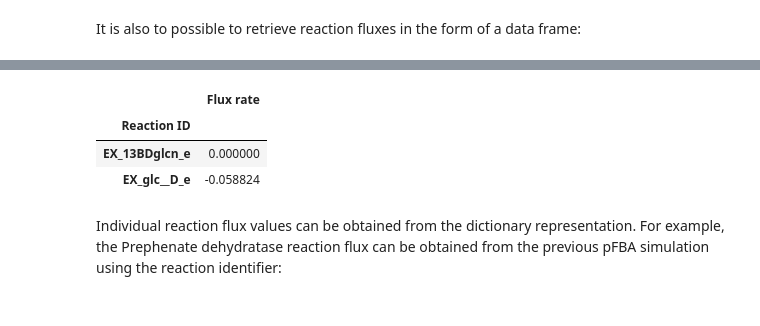
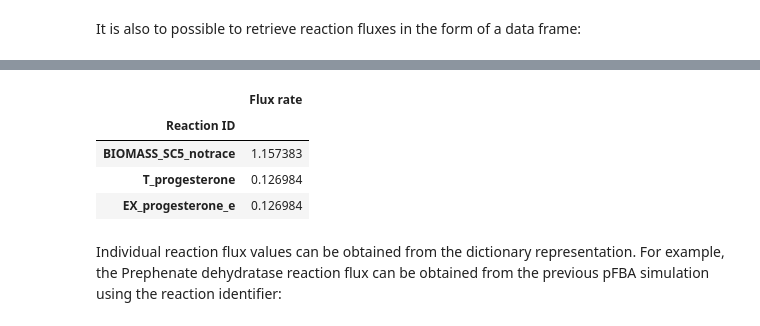
Before and after one commit to 27410/27410-group-assigment-group_3, a Jupyter notebook: misc/Bertram/Test_mewpy.ipynb, the cells around one changed output, grey strips where cells are left out. Drawn from its saved outputs; the diff is of its cells as text; code cells hidden in the pictures.

```diff
--- a/misc/Bertram/Test_mewpy.ipynb
+++ b/misc/Bertram/Test_mewpy.ipynb
@@ -26,4 +26,4 @@ Loading ../../models/iMM904_progesterone_fixed.xml
 # %%
 #model.objective = model.reactions.R02216
 #model.optimize().objective_value
-model.add_boundary(model.metabolites.get_by_id('progesterone_c'), type='demand')
+#model.add_boundary(model.metabolites.get_by_id('progesterone_c'), type='demand')
@@ -37,0 +30,13 @@ model.add_boundary(model.metabolites.get_by_id('progesterone_c'), type='demand')
+# %%
+m = Metabolite("progesterone_e",formula="C21H30O2",name="EXprogesterone",compartment="e")
+
+r = Reaction("T_progesterone")
+model.add_reactions([r])
+r.name = "T_progesterone"
+r.lower_bound = 0.12698412
+r.upper_bound = 1000
+r.add_metabolites({"progesterone_c":-1,
+                    m:1})
+print(f'Adding reaction {r}')
+
+model.add_boundary(model.metabolites.get_by_id('progesterone_e'), type='exchange')
@@ -94,9 +116,8 @@ simul.find('fadh',find_in='m')
 A simulator may also be loaded considering environmental conditions, that will be considered during phenotype simulations. In the next example, glucose consumption is limited to 10 mmol/gDW/h while oxygen is set to unlimited.
 # %%
 # environmental conditions
-envcond1 = {'EX_glc__D_e': (-100000.0, 100000.0),
-           'EX_o2_e':(-1000,1000)}
-
+envcond1 = {'EX_glc__D_e': (-50, 50),
+           'EX_o2_e':(-5,5)}
 
 envcond2 = {'EX_glc__D_e': (-0.000001, 100000.0),
            'EX_o2_e':(-1000,1000)}
@@ -218,11 +210,12 @@ result.dataframe
 # %%
 # or using find to list specific fluxes ordered by their values
-result.find('glc|biomass')
+result1.find('BIOMASS_SC5_notrace|progesterone')
 # %% [output]
 |  | Flux rate |
 | Reaction ID |  |
-| EX_13BDglcn_e | 0.000000 |
-| EX_glc__D_e | -0.058824 |
+| BIOMASS_SC5_notrace | 1.157383 |
+| T_progesterone | 0.126984 |
+| EX_progesterone_e | 0.126984 |
 # %% [markdown]
 Individual reaction flux values can be obtained from the dictionary representation. For example, the Prephenate dehydratase reaction flux can be obtained from the previous pFBA simulation using the reaction identifier:
 # %%
```
Also changed, not shown: parts of 41 cells of this notebook, 15 other files.
